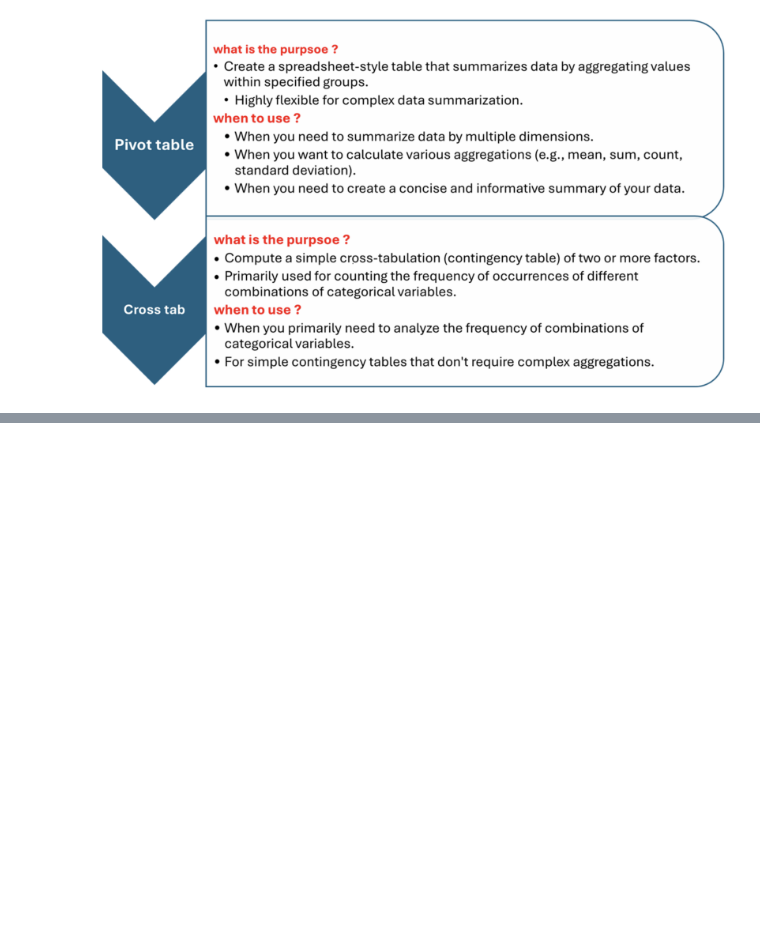
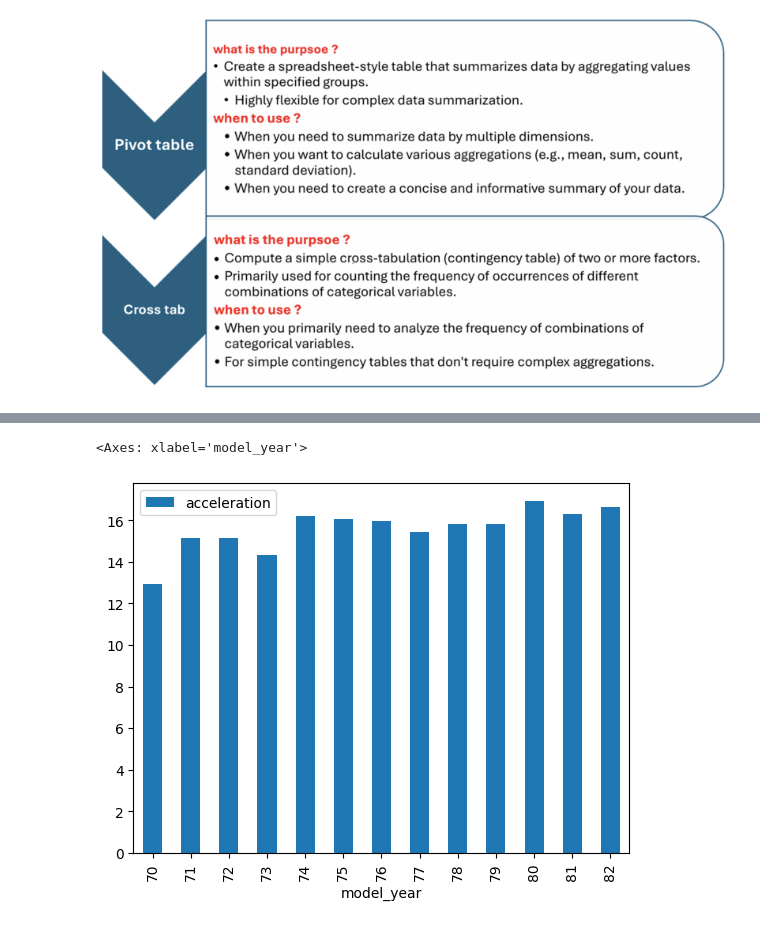
Before and after one commit to Dinesh9928/DataScience_Playground, a Jupyter notebook: Pandas.ipynb, the cells around one changed output, grey strips where cells are left out. Drawn from its saved outputs; the diff is of its cells as text; code cells hidden in the pictures; blank space fills up the shorter version.

```diff
--- a/Pandas.ipynb
+++ b/Pandas.ipynb
@@ -1933,0 +2145,5 @@ Long Format DataFrame:
+# %%
+df.groupby('model_year')[['acceleration']].mean().plot(kind = 'bar')
+# %% [output]
+<Axes: xlabel='model_year'>
+[figure, added]
```
Also changed, not shown: parts of 17 cells of this notebook.
